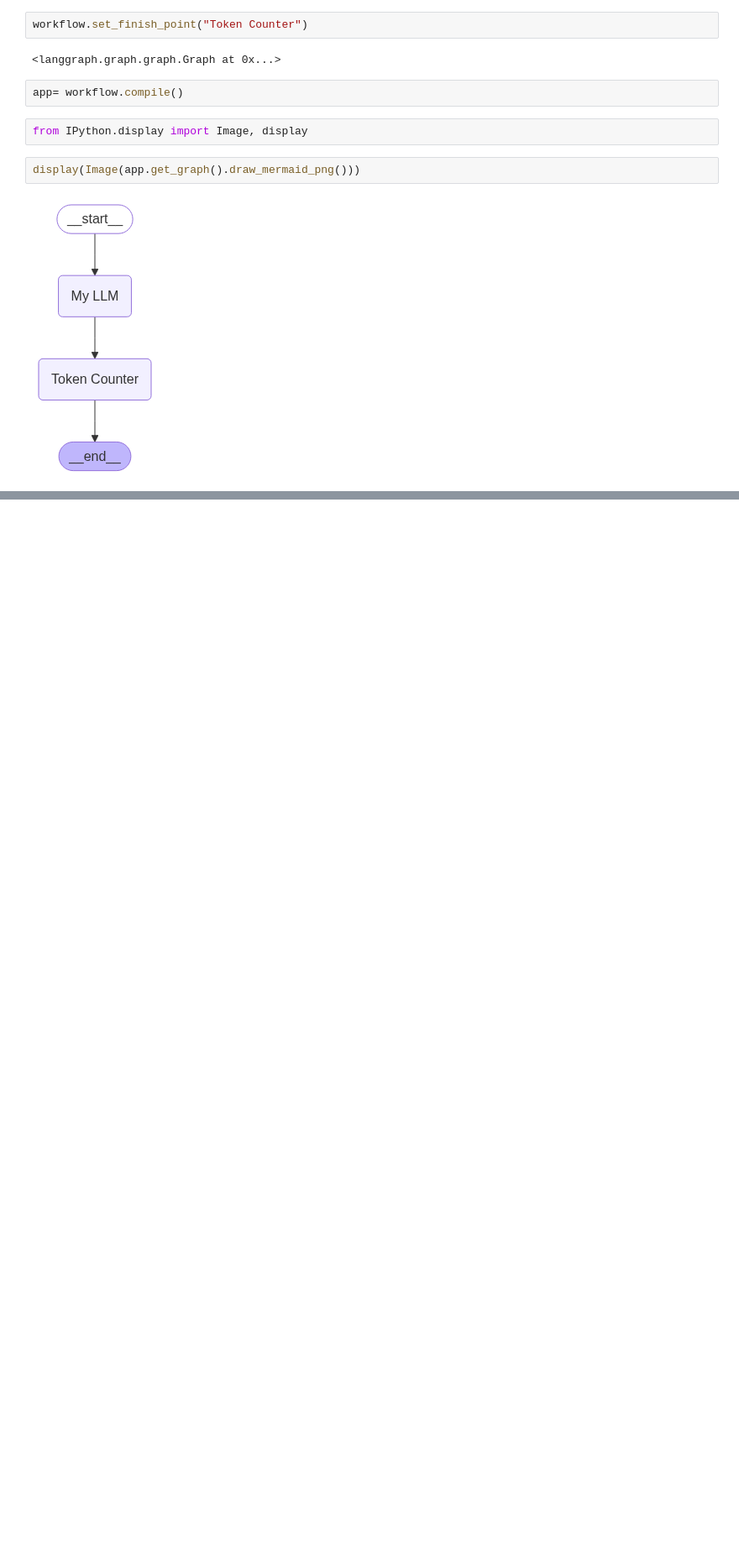
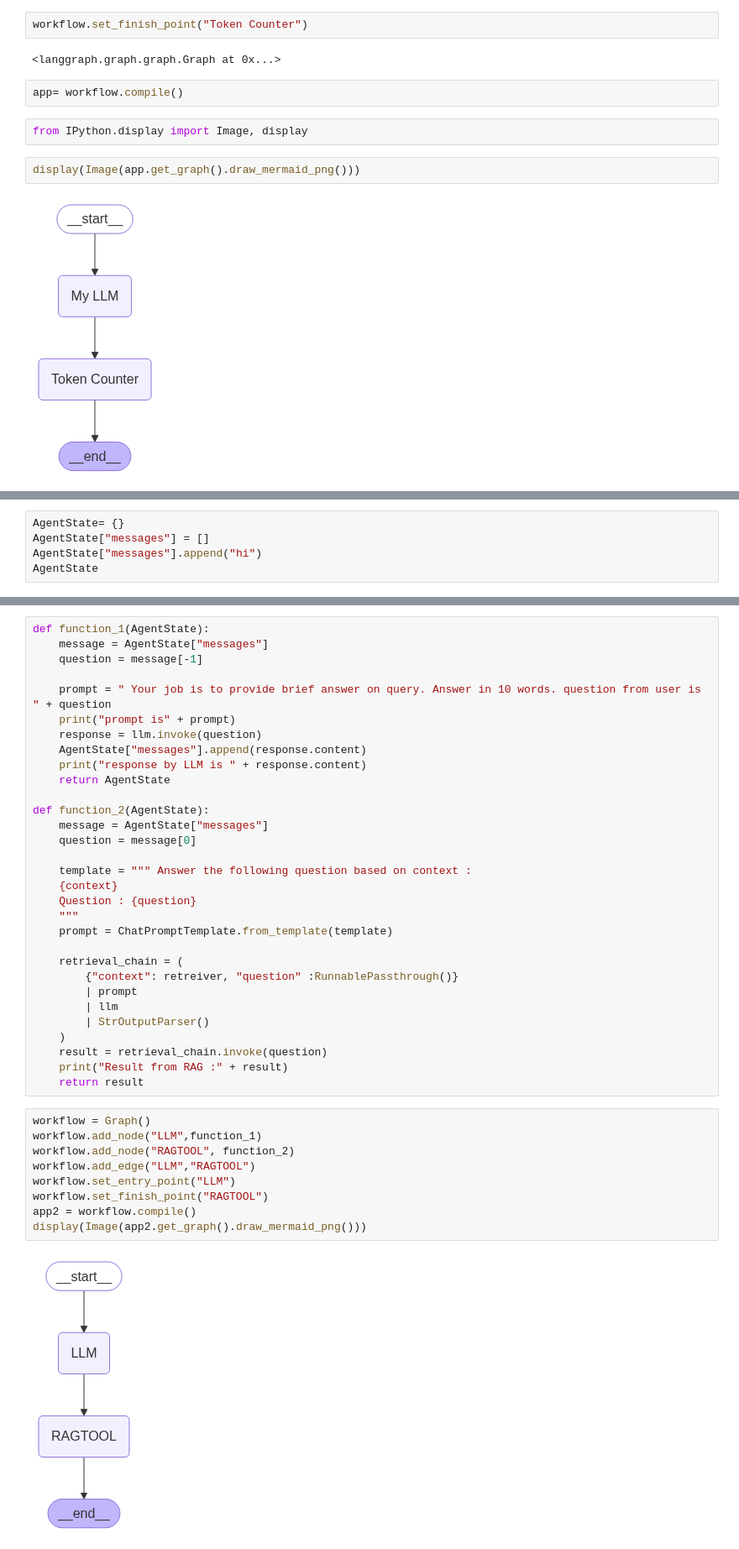
Before and after one commit to nidhi9781/genai, a Jupyter notebook: langraph-agents/langraph_introduction.ipynb, the cells around one changed output, grey strips where cells are left out. Shown: that part at 84% size. Saved outputs shown, nothing was run; the diff lists cells and outputs as text; blank space fills up the shorter version.

```diff
--- a/langraph-agents/langraph_introduction.ipynb
+++ b/langraph-agents/langraph_introduction.ipynb
@@ -114,0 +179,5 @@ Total number of token in generated output is 248
+# %%
+AgentState= {}
+AgentState["messages"] = []
+AgentState["messages"].append("hi")
+AgentState
@@ -114,0 +186,42 @@ Total number of token in generated output is 248
+# %%
+def function_1(AgentState):
+    message = AgentState["messages"]
+    question = message[-1]
+
+    prompt = " Your job is to provide brief answer on query. Answer in 10 words. question from user is " + question
+    print("prompt is" + prompt)
+    response = llm.invoke(question)
+    AgentState["messages"].append(response.content)
+    print("response by LLM is " + response.content)
+    return AgentState
+
+def function_2(AgentState):
+    message = AgentState["messages"]
+    question = message[0]
+
+    template = """ Answer the following question based on context :
+    {context}
+    Question : {question}
+    """
+    prompt = ChatPromptTemplate.from_template(template)
+
+    retrieval_chain = (
+        {"context": retreiver, "question" :RunnablePassthrough()}
+        | prompt
+        | llm
+        | StrOutputParser()
+    )
+    result = retrieval_chain.invoke(question)
+    print("Result from RAG :" + result)
+    return result
+# %%
+workflow = Graph()
+workflow.add_node("LLM",function_1)
+workflow.add_node("RAGTOOL", function_2)
+workflow.add_edge("LLM","RAGTOOL")
+workflow.set_entry_point("LLM")
+workflow.set_finish_point("RAGTOOL")
+app2 = workflow.compile()
+display(Image(app2.get_graph().draw_mermaid_png()))
+# %% [output]
+[figure, added]
```
Also changed, not shown: parts of 13 cells of this notebook, 2 other files.
